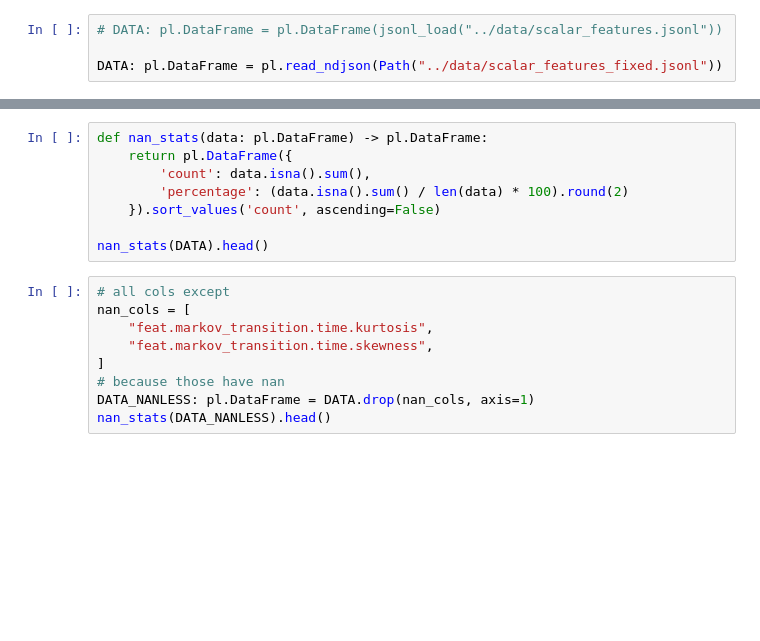
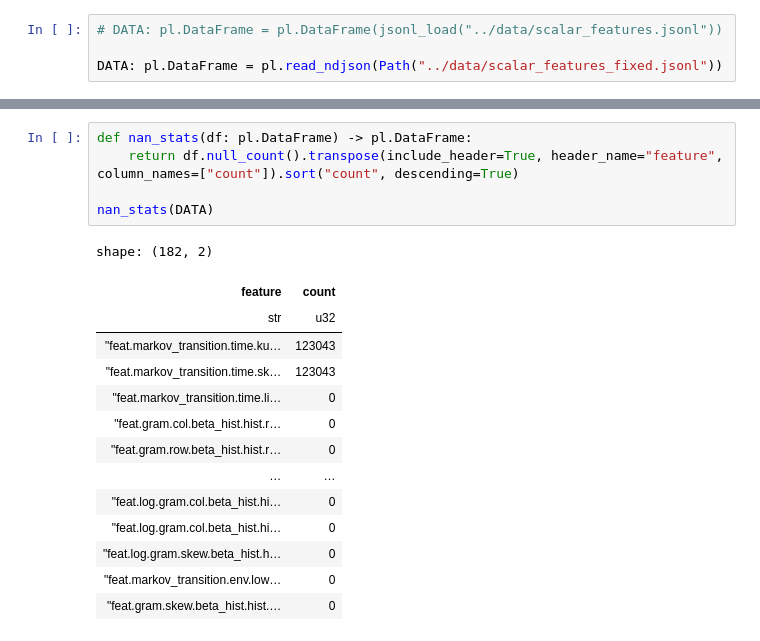
Before and after one commit to mivanit/attention-motifs, a Jupyter notebook: notebooks/feature_analysis.ipynb, the cells around one changed output, grey strips where cells are left out. Drawn from its saved outputs; the diff is of its cells as text; blank space fills up the shorter version.

```diff
--- a/notebooks/feature_analysis.ipynb
+++ b/notebooks/feature_analysis.ipynb
@@ -33,17 +57,20 @@ DATA.describe()
-# %%
-def nan_stats(data: pl.DataFrame) -> pl.DataFrame:
-    return pl.DataFrame({
-        'count': data.isna().sum(),
-        'percentage': (data.isna().sum() / len(data) * 100).round(2)
-    }).sort_values('count', ascending=False)
-
-nan_stats(DATA).head()
-# %%
-# all cols except
-nan_cols = [
-	"feat.markov_transition.time.kurtosis",
-	"feat.markov_transition.time.skewness",
-]
-# because those have nan
-DATA_NANLESS: pl.DataFrame = DATA.drop(nan_cols, axis=1)
-nan_stats(DATA_NANLESS).head()
+# %%
+def nan_stats(df: pl.DataFrame) -> pl.DataFrame:
+    return df.null_count().transpose(include_header=True, header_name="feature", column_names=["count"]).sort("count", descending=True)
+
+nan_stats(DATA)
+# %% [output]
+shape: (182, 2)
+| feature | count |
+| str | u32 |
+| "feat.markov_transition.time.ku… | 123043 |
+| "feat.markov_transition.time.sk… | 123043 |
+| "feat.markov_transition.time.li… | 0 |
+| "feat.gram.col.beta_hist.hist.r… | 0 |
+| "feat.gram.row.beta_hist.hist.r… | 0 |
+| … | … |
+| "feat.log.gram.col.beta_hist.hi… | 0 |
+| "feat.log.gram.col.beta_hist.hi… | 0 |
+| "feat.log.gram.skew.beta_hist.h… | 0 |
+| "feat.markov_transition.env.low… | 0 |
+| "feat.gram.skew.beta_hist.hist.… | 0 |
```
Also changed, not shown: parts of 8 cells of this notebook.
